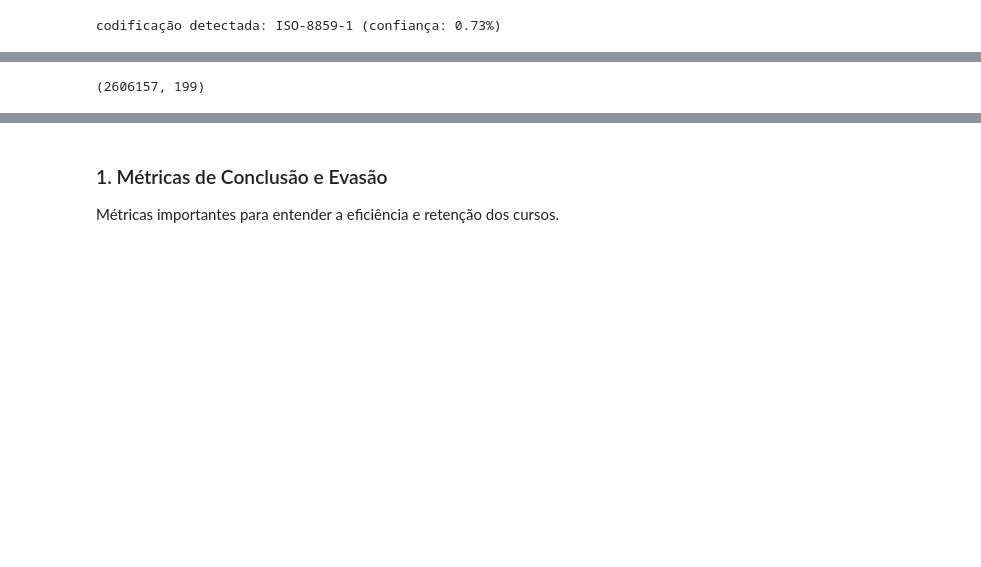
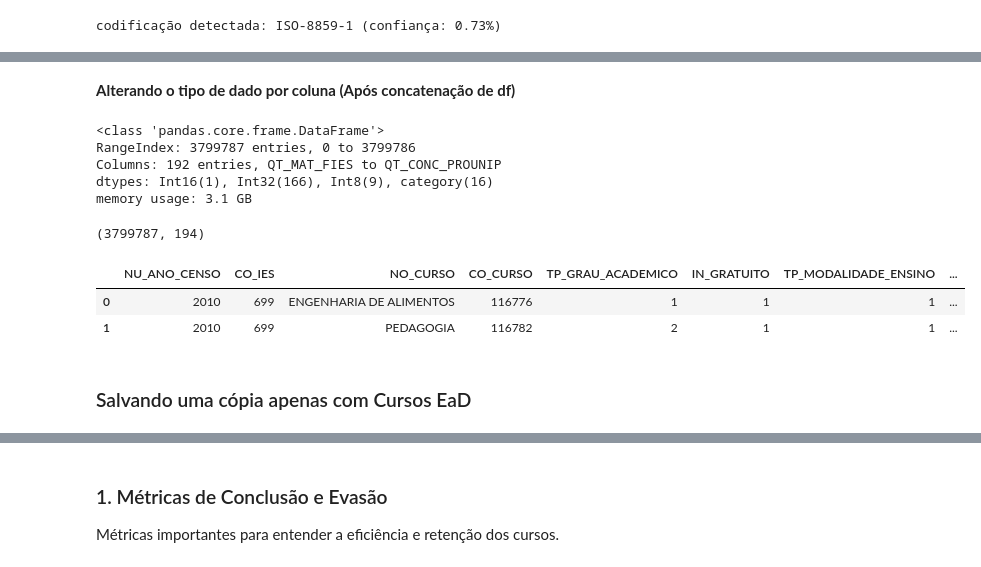
Before and after one commit to leojutsu/estagio_abed, a Jupyter notebook: censup.ipynb, the cells around one changed output, grey strips where cells are left out. Cells and saved outputs as stored; diff of their text form; code cells hidden in the pictures; blank space fills up the shorter version.

```diff
--- a/censup.ipynb
+++ b/censup.ipynb
@@ -92,3 +231,4 @@ colunas_20 = set(dfs[10].columns)
 colunas_21 = set(dfs[11].columns)
 colunas_22 = set(dfs[12].columns)
 colunas_23 = set(dfs[13].columns)
+colunas_24 = set(dfs[14].columns)
@@ -95,7 +237,6 @@ colunas_23 = set(dfs[13].columns)
 # %%
-# Encontra a interseção de todas as colunas
 # O resultado será um conjunto de colunas presentes em todos os DataFrames
-colunas_comuns = colunas_10.intersection(colunas_11).intersection(colunas_12).intersection(colunas_13).intersection(colunas_14).intersection(colunas_15).intersection(colunas_16).intersection(colunas_17).intersection(colunas_18).intersection(colunas_19).intersection(colunas_20).intersection(colunas_21).intersection(colunas_22).intersection(colunas_23)
+colunas_comuns = colunas_10.intersection(colunas_11).intersection(colunas_12).intersection(colunas_13).intersection(colunas_14).intersection(colunas_15).intersection(colunas_16).intersection(colunas_17).intersection(colunas_18).intersection(colunas_19).intersection(colunas_20).intersection(colunas_21).intersection(colunas_22).intersection(colunas_23).intersection(colunas_24)
 # %%
 # Converte o conjunto de volta para o formato de lista
 colunas_comuns_lista = list(colunas_comuns)
@@ -147,0 +318,2 @@ df_completo_padronizado.shape
+# %% [markdown]
+**Alterando o tipo de dado por coluna (Após concatenação de df)**
@@ -147,0 +337,9 @@ df_completo_padronizado.shape
+# %%
+# Validação da alteração no tipo de dados.
+df_completo_padronizado.info()
+# %% [output]
+<class 'pandas.core.frame.DataFrame'>
+RangeIndex: 3799787 entries, 0 to 3799786
+Columns: 192 entries, QT_MAT_FIES to QT_CONC_PROUNIP
+dtypes: Int16(1), Int32(166), Int8(9), category(16)
+memory usage: 3.1 GB
@@ -148,2 +349,14 @@ df_completo_padronizado.shape
+# %%
+# Validando as dimensões
+df_full_order.shape
+# %% [output]
+(3799787, 194)
+# %%
+# Vasualização das primeiras linhas
+df_full_order.head(2)
+# %% [output]
+|  | NU_ANO_CENSO | CO_IES | NO_CURSO | CO_CURSO | TP_GRAU_ACADEMICO | IN_GRATUITO | TP_MODALIDADE_ENSINO | ... |
+| 0 | 2010 | 699 | ENGENHARIA DE ALIMENTOS | 116776 | 1 | 1 | 1 | ... |
+| 1 | 2010 | 699 | PEDAGOGIA | 116782 | 2 | 1 | 1 | ... |
 # %%
 # Criando um df apenas com os cursos da modalidade EaD
@@ -151,4 +364,4 @@ df_censo_ead = df_completo_padronizado[df_completo_padronizado['TP_MODALIDADE_EN
 # %%
-df_censo_ead.shape
+#df_censo_ead.shape
-# %% [output]
-(2606157, 199)
+# %% [markdown]
+### Salvando uma cópia apenas com Cursos EaD
```
Also changed, not shown: parts of 155 cells of this notebook.
